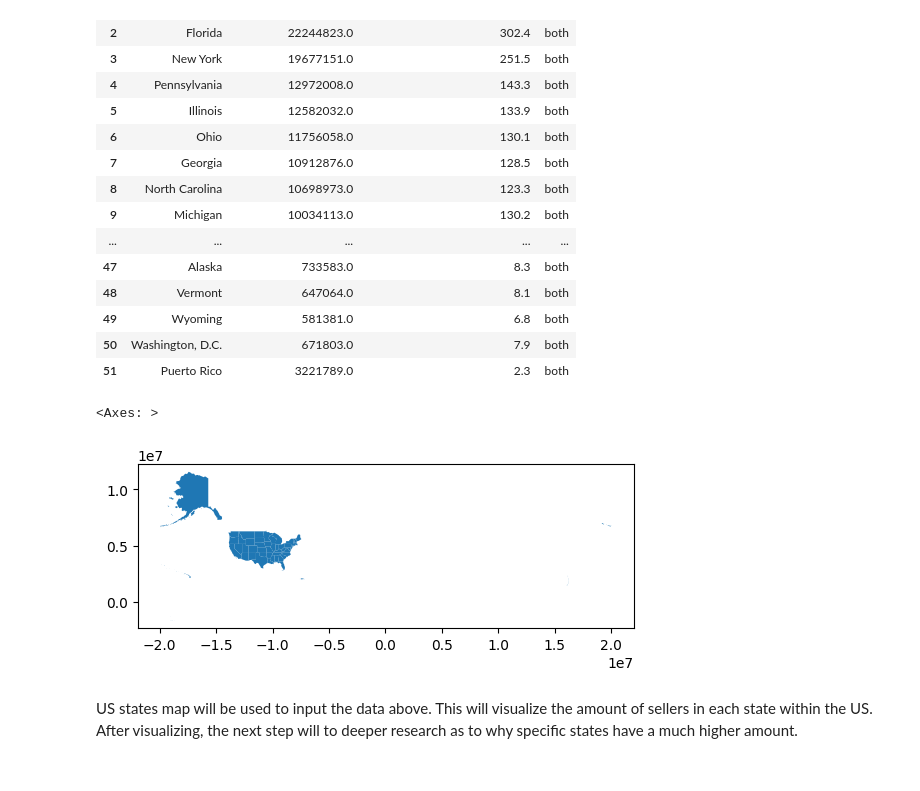
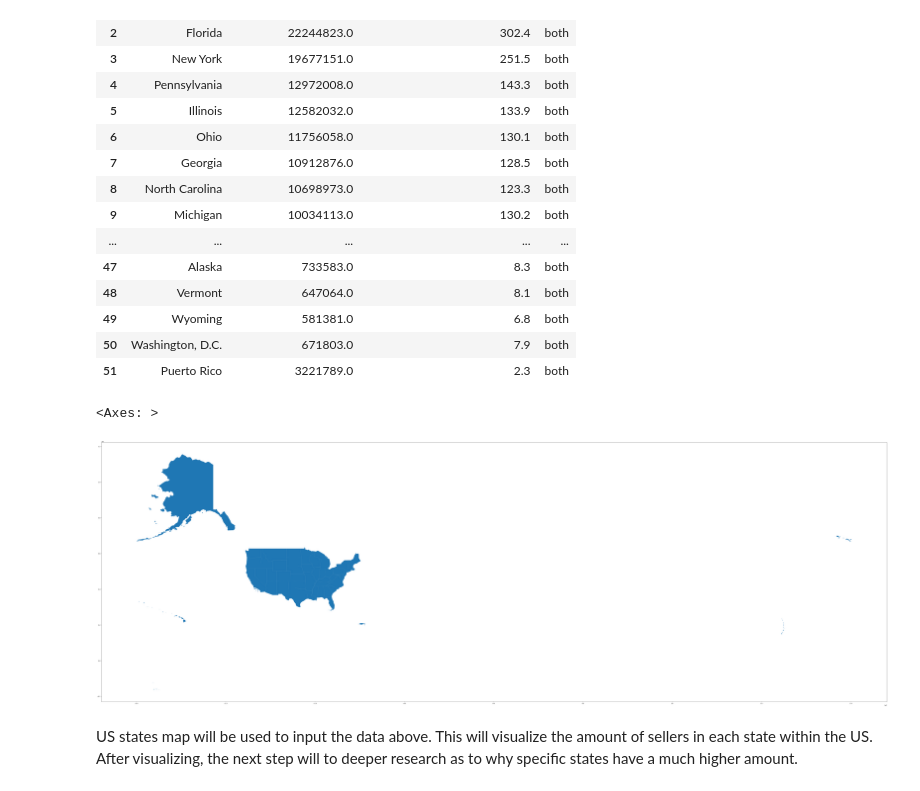
Before and after one commit to khagerthey/GIS, a Jupyter notebook: PS1.ipynb, the cells around one changed output. Saved outputs shown, nothing was run; the diff lists cells and outputs as text; code cells hidden in the pictures.

```diff
--- a/PS1.ipynb
+++ b/PS1.ipynb
@@ -120,8 +120,9 @@ state_seller_compare
 # %%
 zip_ref = zipfile.ZipFile('tl_2012_us_state.zip', 'r'); zip_ref.extractall(); zip_ref.close() #unzipping
 USs=gpd.read_file('tl_2012_us_state.shp')
+
+fig, ax = plt.subplots(figsize=(100, 70))
+USs.plot(ax=ax, aspect='auto')
+# %% [output]
+<Axes: >
+[figure, added]
-# %%
-USs.plot()
-# %% [output]
-<Axes: >
-[figure, removed]
```
Also changed, not shown: parts of 2 cells of this notebook.
